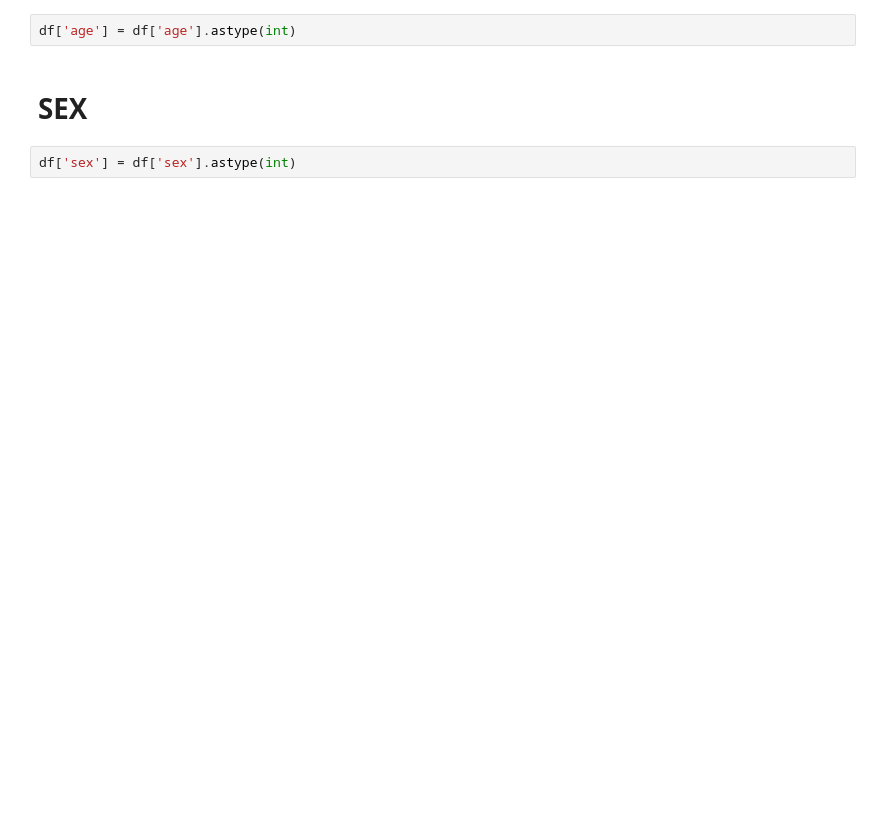
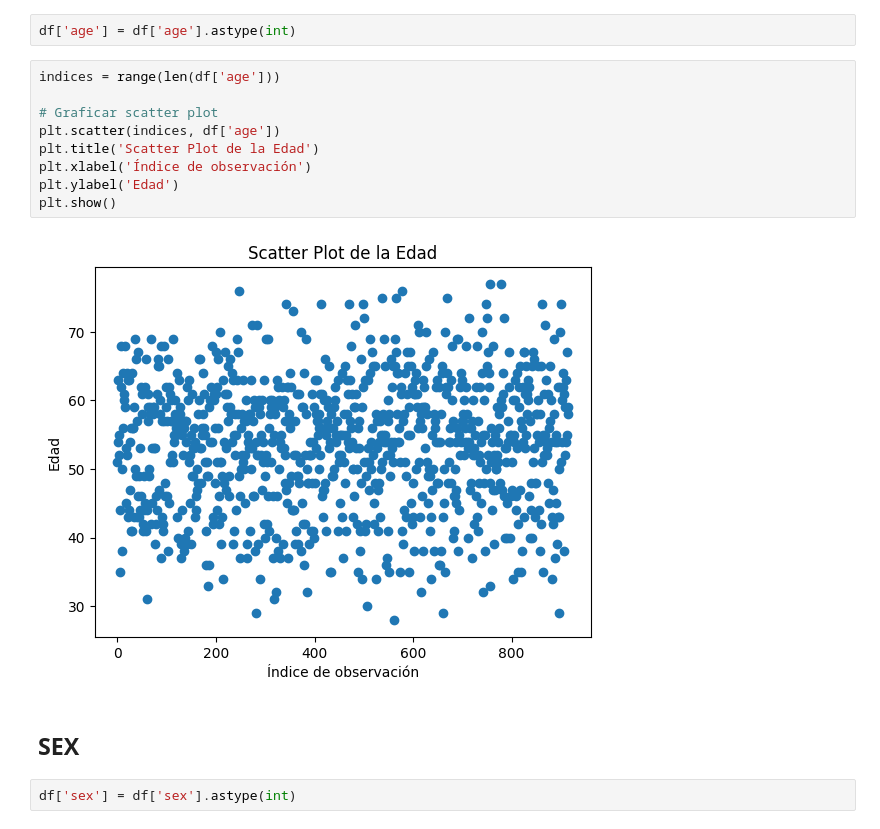
Before and after one commit to nachoreyesv/DATA_PROJECT_3, a Jupyter notebook: Ejecutable/main.ipynb, the cells around one changed output. Drawn from its saved outputs; the diff is of its cells as text; blank space fills up the shorter version.

```diff
--- a/Ejecutable/main.ipynb
+++ b/Ejecutable/main.ipynb
@@ -162,6 +173,17 @@ dtype: int64
 # %%
 df['age'] = df['age'].astype(int)
+# %%
+indices = range(len(df['age']))
+
+# Graficar scatter plot
+plt.scatter(indices, df['age'])
+plt.title('Scatter Plot de la Edad')
+plt.xlabel('Índice de observación')
+plt.ylabel('Edad')
+plt.show()
+# %% [output]
+[figure, added]
 # %% [markdown]
-# SEX
+## SEX
 # %%
 df['sex'] = df['sex'].astype(int)
```
Also changed, not shown: parts of 63 cells of this notebook, 1 other file.
